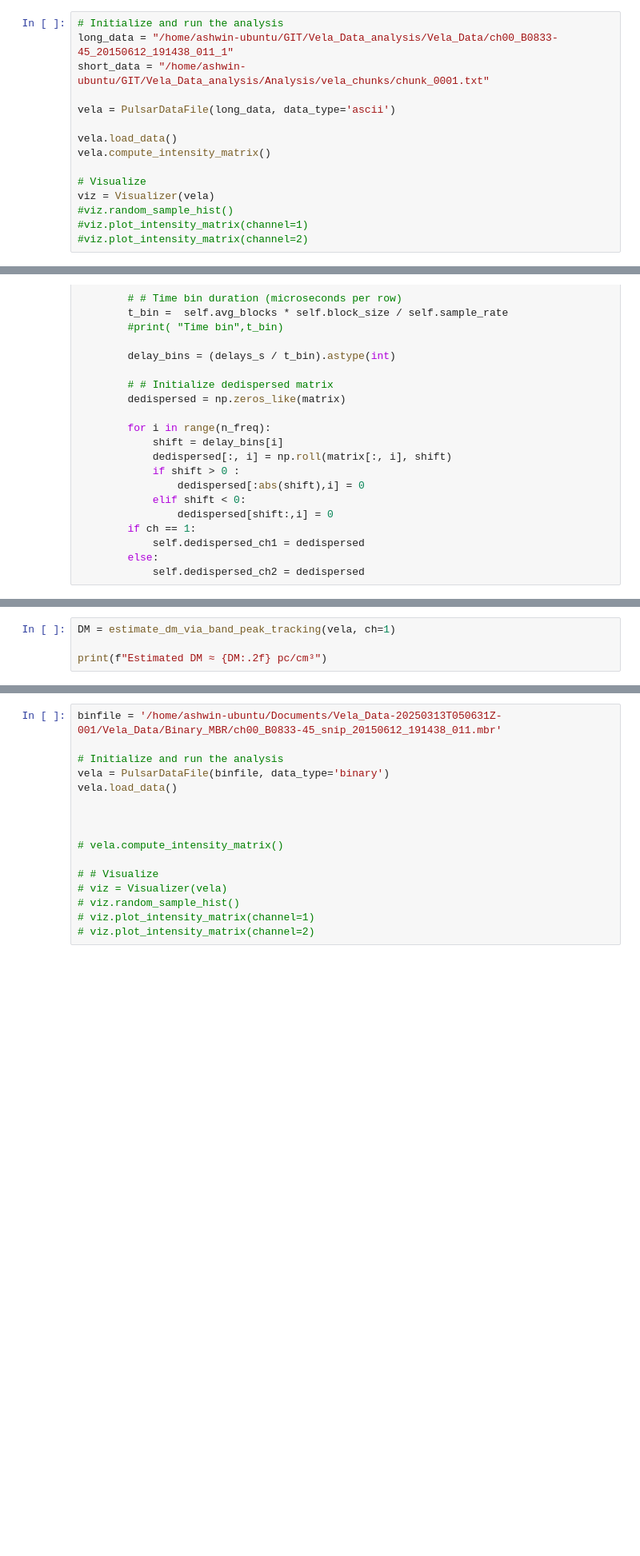
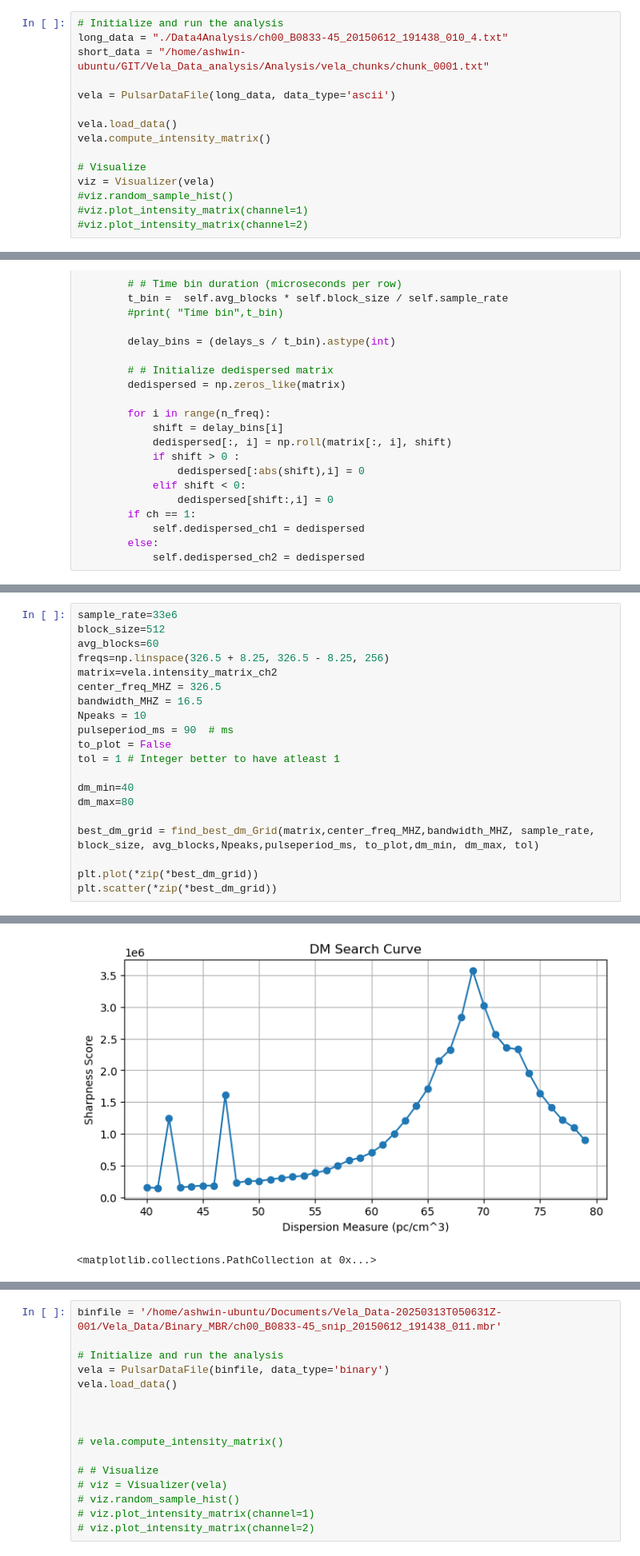
Before and after one commit to ashwin-r-k/PulsarAnalyticsKit, a Jupyter notebook: Notebook_vela_data_abstract.ipynb, the cells around one changed output, grey strips where cells are left out. Shown: that part at 80% size. Cells and saved outputs as stored; diff of their text form; blank space fills up the shorter version.

```diff
--- a/Notebook_vela_data_abstract.ipynb
+++ b/Notebook_vela_data_abstract.ipynb
@@ -553,6 +548,6 @@ Saved vela_chunks/chunk_0001.txt [(3072000, 2)]
 # %%
 # Initialize and run the analysis
-long_data = "/home/ashwin-ubuntu/GIT/Vela_Data_analysis/Vela_Data/ch00_B0833-45_20150612_191438_011_1"
+long_data = "./Data4Analysis/ch00_B0833-45_20150612_191438_010_4.txt"
 short_data = "/home/ashwin-ubuntu/GIT/Vela_Data_analysis/Analysis/vela_chunks/chunk_0001.txt"
 
 vela = PulsarDataFile(long_data, data_type='ascii')
@@ -686,4 +625,0 @@ def estimate_dm_via_band_peak_tracking(self, ch=1):
-# %%
-DM = estimate_dm_via_band_peak_tracking(vela, ch=1)
-
-print(f"Estimated DM ≈ {DM:.2f} pc/cm³")
@@ -858,0 +877,21 @@ def fit_multiple_gaussians(profile, num_peaks=11, distance=15, width=(5, 100)):
+# %%
+sample_rate=33e6
+block_size=512
+avg_blocks=60
+freqs=np.linspace(326.5 + 8.25, 326.5 - 8.25, 256)
+matrix=vela.intensity_matrix_ch2
+center_freq_MHZ = 326.5
+bandwidth_MHZ = 16.5
+Npeaks = 10
+pulseperiod_ms = 90  # ms
+to_plot = False
+tol = 1 # Integer better to have atleast 1
+
+dm_min=40
+dm_max=80
+
+best_dm_grid = find_best_dm_Grid(matrix,center_freq_MHZ,bandwidth_MHZ, sample_rate, block_size, avg_blocks,Npeaks,pulseperiod_ms, to_plot,dm_min, dm_max, tol)
+
+plt.plot(*zip(*best_dm_grid))
+plt.scatter(*zip(*best_dm_grid))
+# %% [output]
@@ -858,0 +915,2 @@ def fit_multiple_gaussians(profile, num_peaks=11, distance=15, width=(5, 100)):
+[figure, added]
+<matplotlib.collections.PathCollection at 0x...>
```
Also changed, not shown: parts of 18 cells of this notebook, 5 other files.
